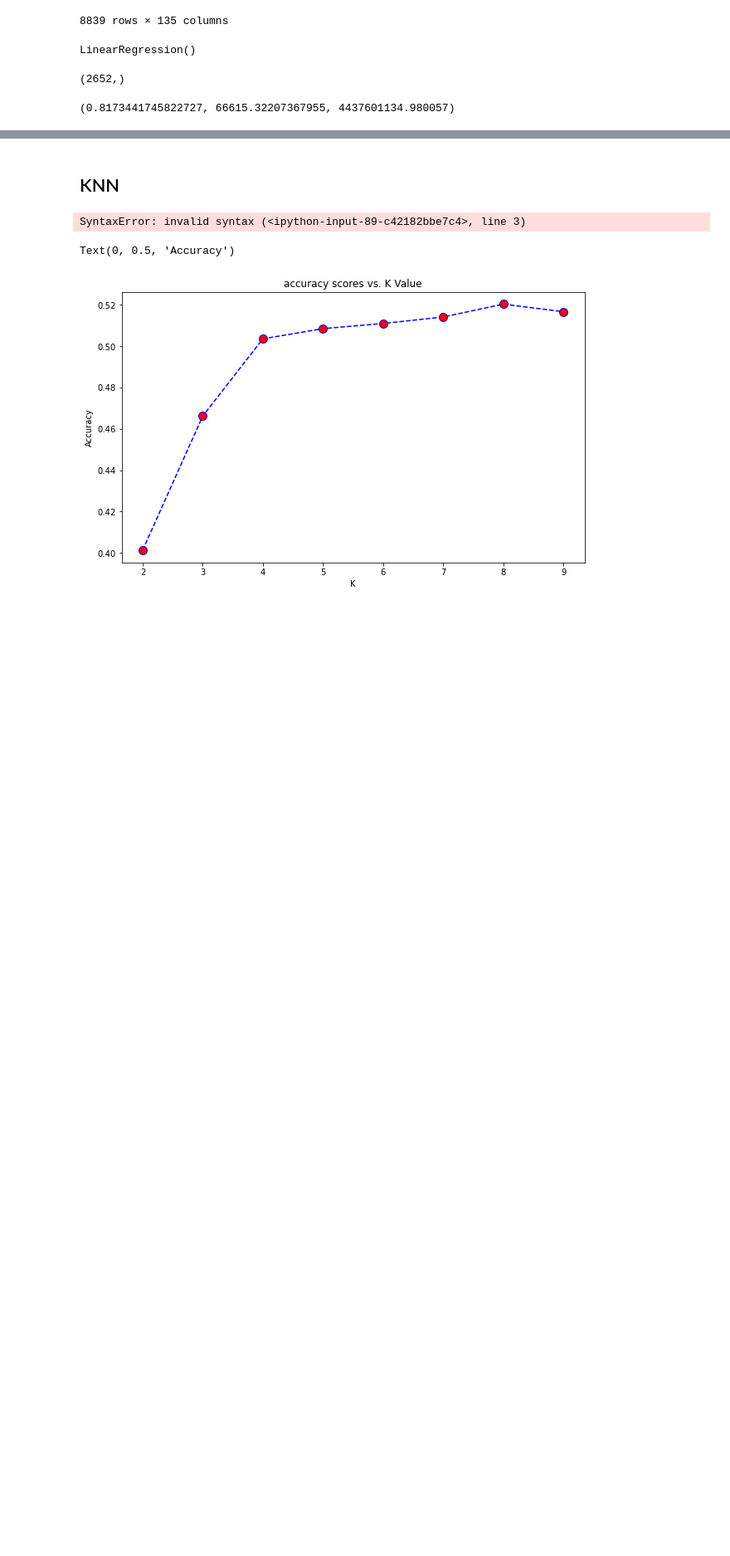
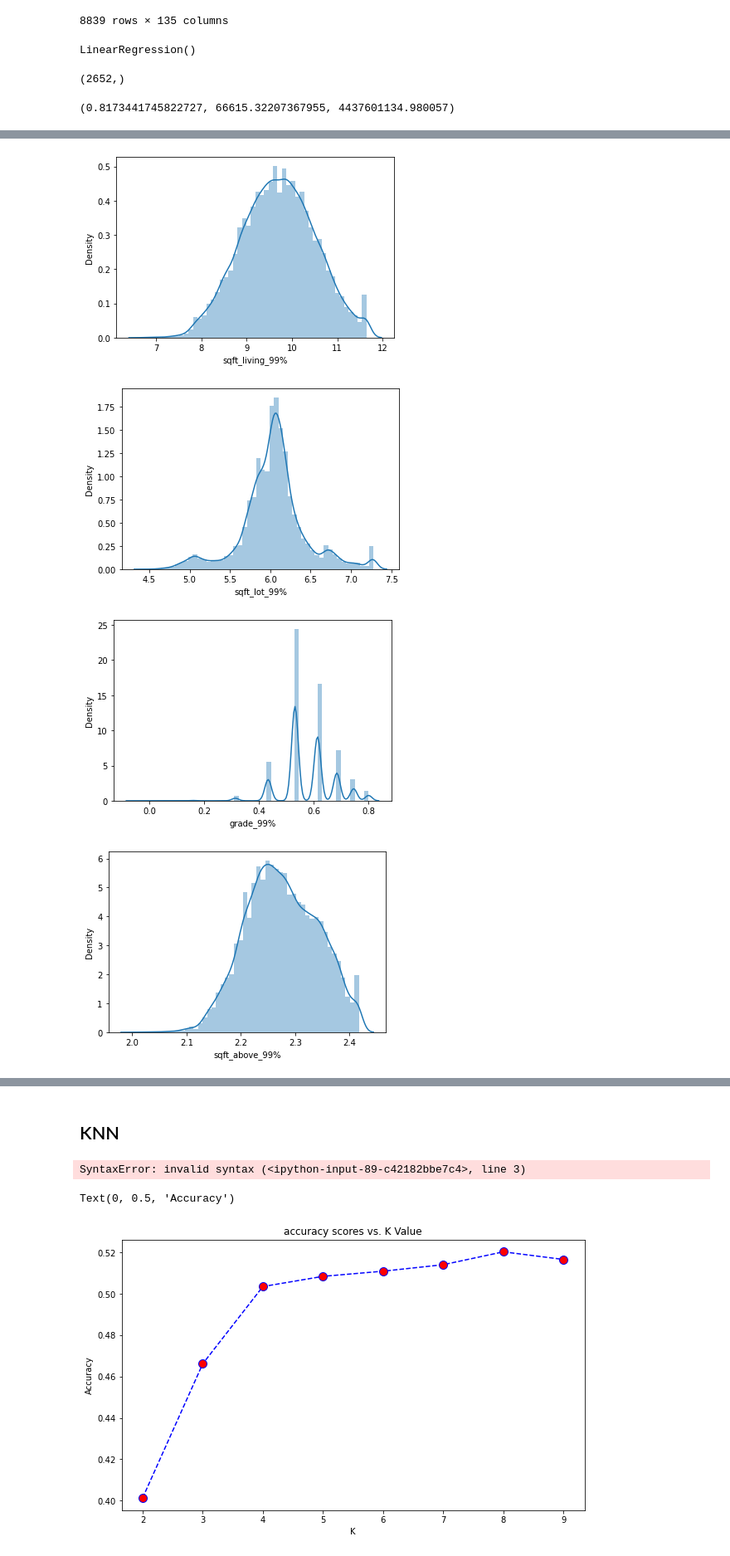
Before and after one commit to nicolerichter1989/mid-bootcamp-project, a Jupyter notebook: Regression Project - Housing Prices.ipynb, the cells around one changed output, grey strips where cells are left out. Shown at 83% size. Cells and saved outputs as stored; diff of their text form; code cells hidden in the pictures; blank space fills up the shorter version.

```diff
--- a/Regression Project - Housing Prices.ipynb
+++ b/Regression Project - Housing Prices.ipynb
@@ -903,0 +879,11 @@ plt.show()
+# %%
+# check distribution of variables
+
+for column in num_df_w_b.columns:
+    sns.distplot(num_df_w_b[column])
+    plt.show()
+# %% [output]
+[figure, added]
+[figure, added]
+[figure, added]
+[figure, added]
```
Also changed, not shown: parts of 57 cells of this notebook.
